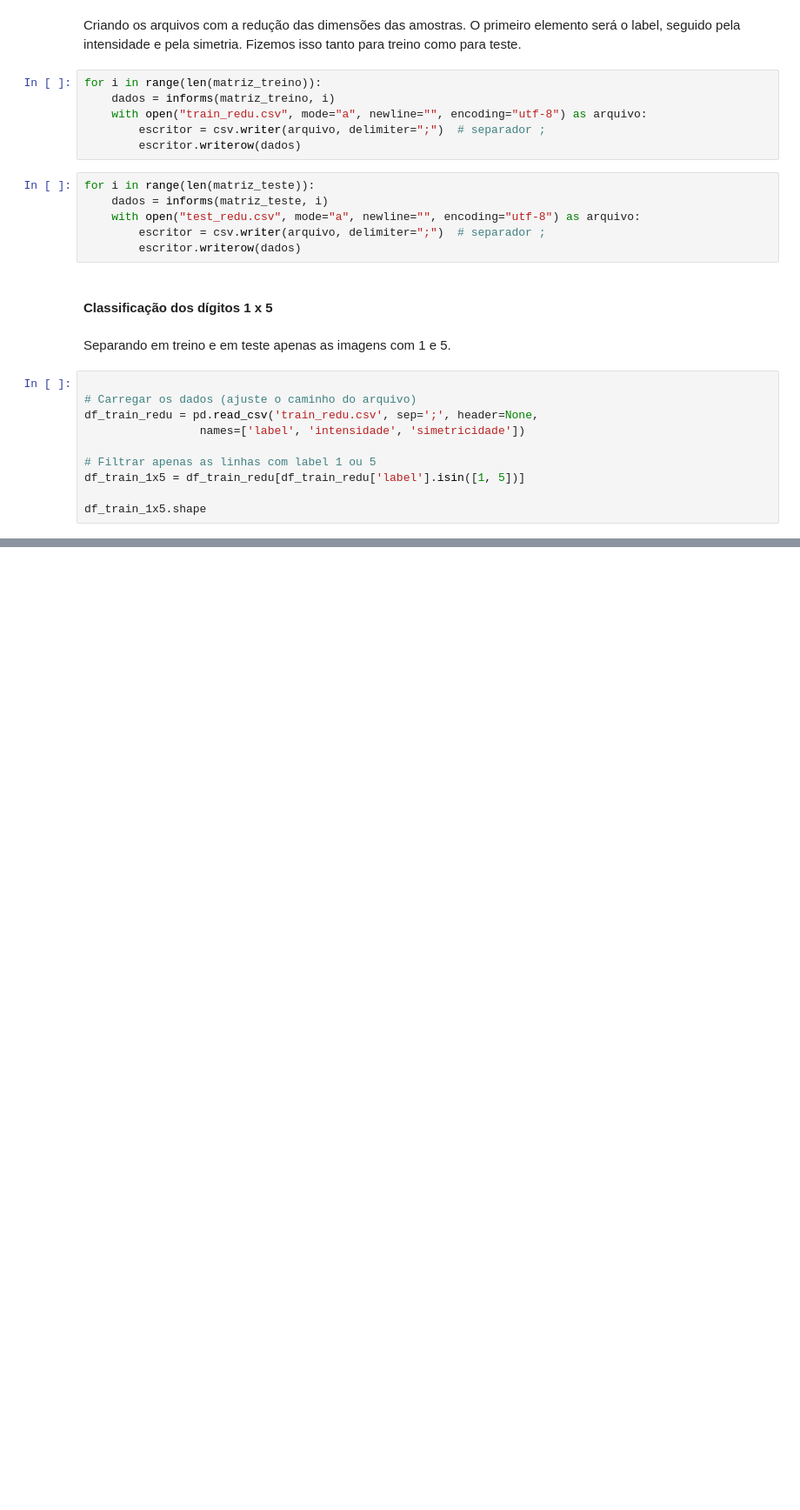
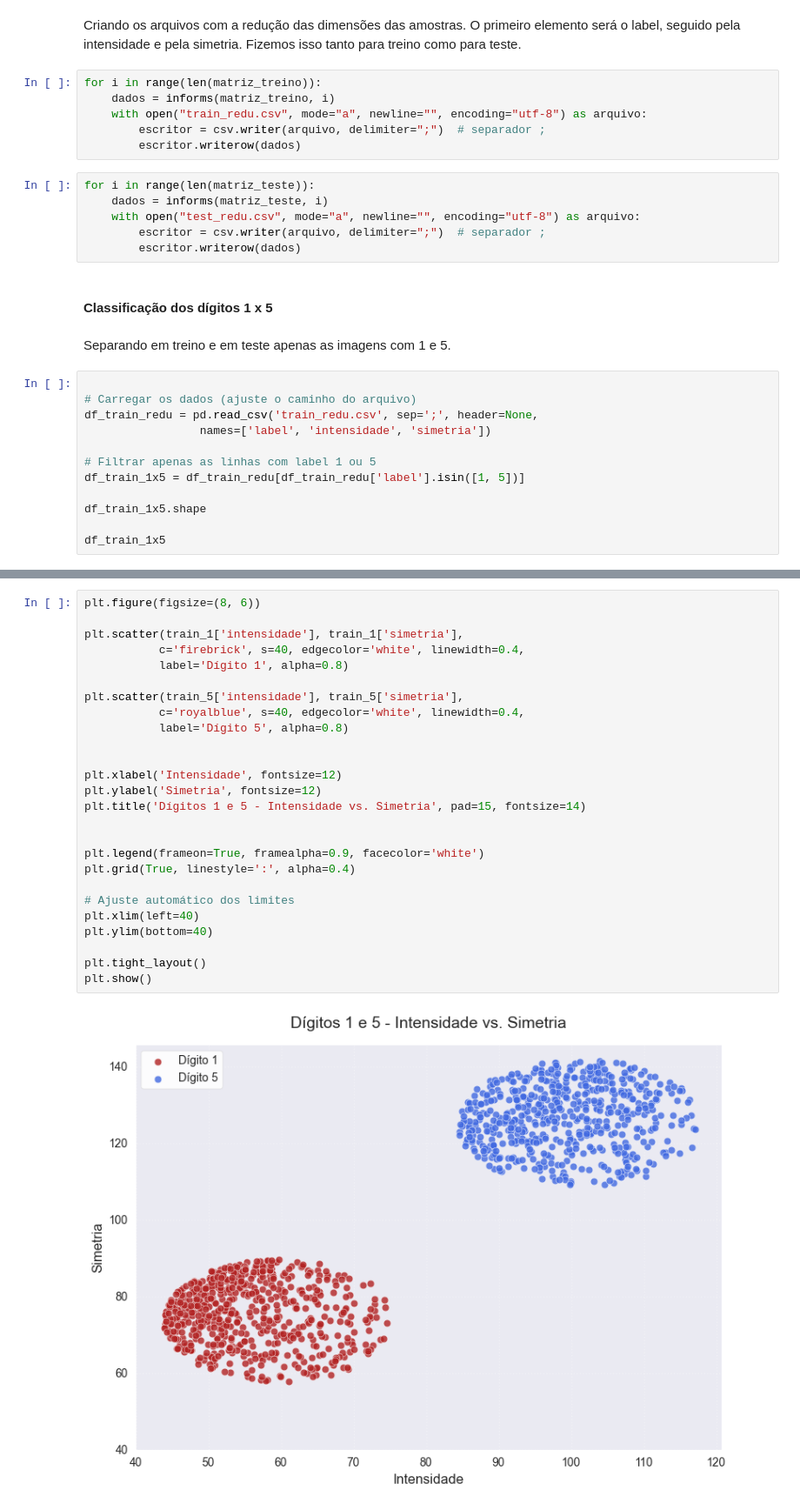
Before and after one commit to juliamssilva/classificador_digitos, a Jupyter notebook: mnsit.ipynb, the cells around one changed output, grey strips where cells are left out. Shown: that part at 87% size. Drawn from its saved outputs; the diff is of its cells as text; blank space fills up the shorter version.

```diff
--- a/mnsit.ipynb
+++ b/mnsit.ipynb
@@ -185,10 +185,12 @@ Separando em treino e em teste apenas as imagens com 1 e 5.
 
 # Carregar os dados (ajuste o caminho do arquivo)
 df_train_redu = pd.read_csv('train_redu.csv', sep=';', header=None,
-                 names=['label', 'intensidade', 'simetricidade'])
+                 names=['label', 'intensidade', 'simetria'])
 
 # Filtrar apenas as linhas com label 1 ou 5
 df_train_1x5 = df_train_redu[df_train_redu['label'].isin([1, 5])]
 
 df_train_1x5.shape
+
+df_train_1x5
 # %% [output]
@@ -224,0 +238,28 @@ plt.show()
+# %%
+plt.figure(figsize=(8, 6))
+
+plt.scatter(train_1['intensidade'], train_1['simetria'],
+           c='firebrick', s=40, edgecolor='white', linewidth=0.4,
+           label='Dígito 1', alpha=0.8)
+
+plt.scatter(train_5['intensidade'], train_5['simetria'],
+           c='royalblue', s=40, edgecolor='white', linewidth=0.4,
+           label='Dígito 5', alpha=0.8)
+
+
+plt.xlabel('Intensidade', fontsize=12)
+plt.ylabel('Simetria', fontsize=12)
+plt.title('Dígitos 1 e 5 - Intensidade vs. Simetria', pad=15, fontsize=14)
+
+
+plt.legend(frameon=True, framealpha=0.9, facecolor='white')
+plt.grid(True, linestyle=':', alpha=0.4)
+
+# Ajuste automático dos limites
+plt.xlim(left=40)
+plt.ylim(bottom=40)
+
+plt.tight_layout()
+plt.show()
+# %% [output]
+[figure, added]
```
Also changed, not shown: parts of 9 cells of this notebook.
